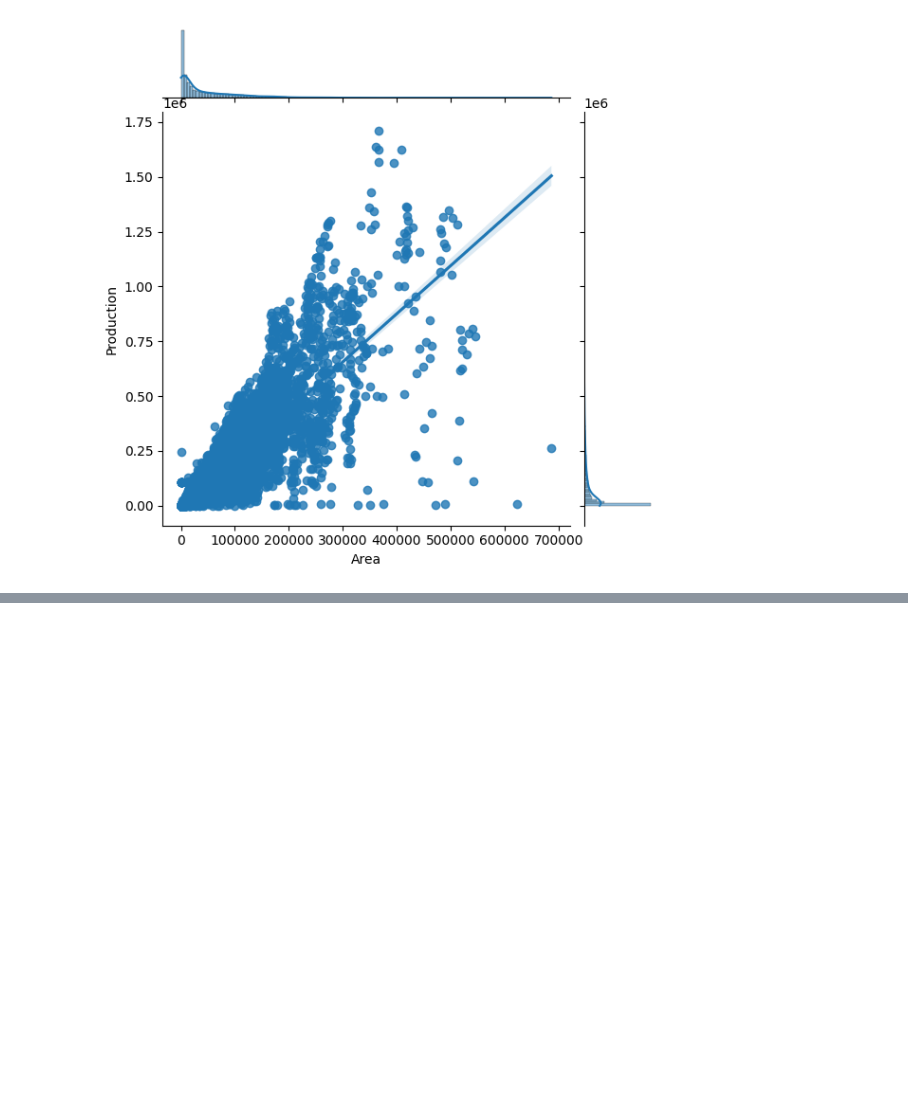
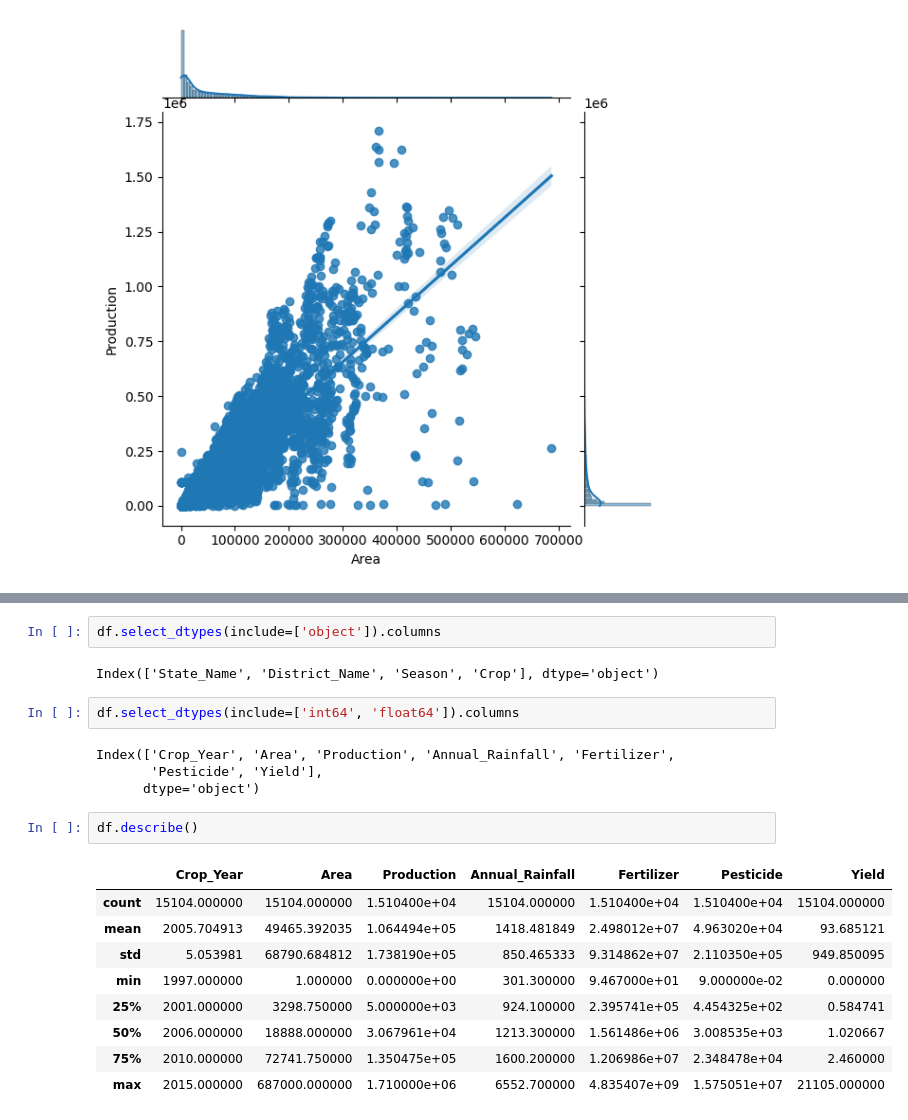
Before and after one commit to jithendranaidupothala/datascienceproject-23030594, a Jupyter notebook: datascienceproject.ipynb, the cells around one changed output, grey strips where cells are left out. Saved outputs shown, nothing was run; the diff lists cells and outputs as text; blank space fills up the shorter version.

```diff
--- a/datascienceproject.ipynb
+++ b/datascienceproject.ipynb
@@ -104,0 +126,22 @@ plt.show()
+# %%
+df.select_dtypes(include=['object']).columns
+# %% [output]
+Index(['State_Name', 'District_Name', 'Season', 'Crop'], dtype='object')
+# %%
+df.select_dtypes(include=['int64', 'float64']).columns
+# %% [output]
+Index(['Crop_Year', 'Area', 'Production', 'Annual_Rainfall', 'Fertilizer',
+       'Pesticide', 'Yield'],
+      dtype='object')
+# %%
+df.describe()
+# %% [output]
+|  | Crop_Year | Area | Production | Annual_Rainfall | Fertilizer | Pesticide | Yield |
+| count | 15104.000000 | 15104.000000 | 1.510400e+04 | 15104.000000 | 1.510400e+04 | 1.510400e+04 | 15104.000000 |
+| mean | 2005.704913 | 49465.392035 | 1.064494e+05 | 1418.481849 | 2.498012e+07 | 4.963020e+04 | 93.685121 |
+| std | 5.053981 | 68790.684812 | 1.738190e+05 | 850.465333 | 9.314862e+07 | 2.110350e+05 | 949.850095 |
+| min | 1997.000000 | 1.000000 | 0.000000e+00 | 301.300000 | 9.467000e+01 | 9.000000e-02 | 0.000000 |
+| 25% | 2001.000000 | 3298.750000 | 5.000000e+03 | 924.100000 | 2.395741e+05 | 4.454325e+02 | 0.584741 |
+| 50% | 2006.000000 | 18888.000000 | 3.067961e+04 | 1213.300000 | 1.561486e+06 | 3.008535e+03 | 1.020667 |
+| 75% | 2010.000000 | 72741.750000 | 1.350475e+05 | 1600.200000 | 1.206986e+07 | 2.348478e+04 | 2.460000 |
+| max | 2015.000000 | 687000.000000 | 1.710000e+06 | 6552.700000 | 4.835407e+09 | 1.575051e+07 | 21105.000000 |
```
Also changed, not shown: parts of 7 cells of this notebook.
